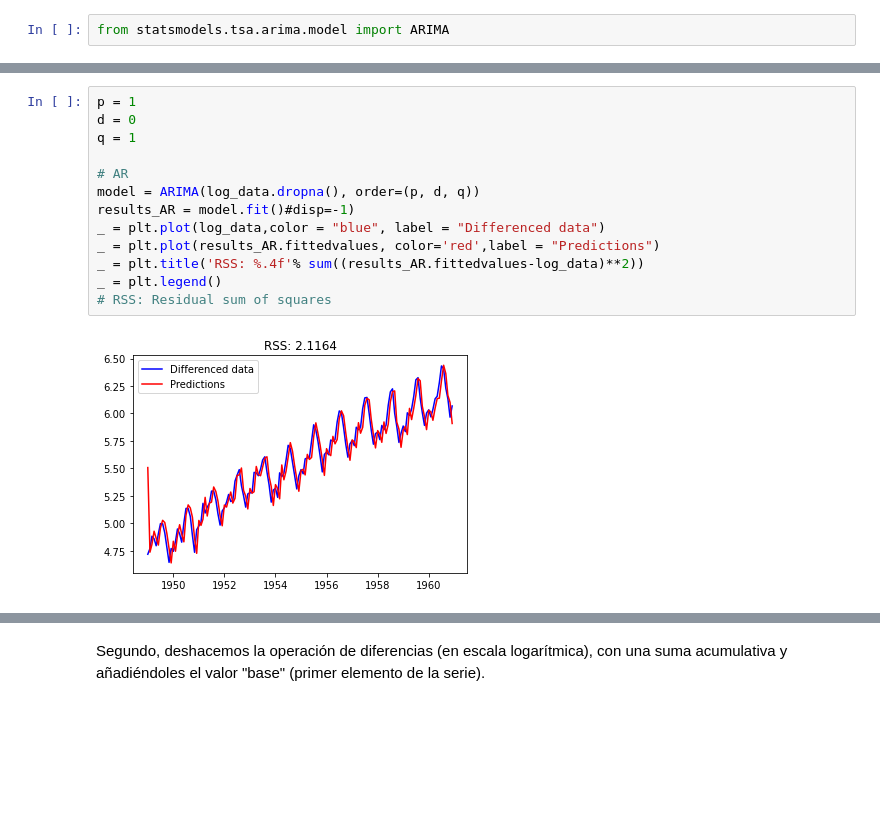
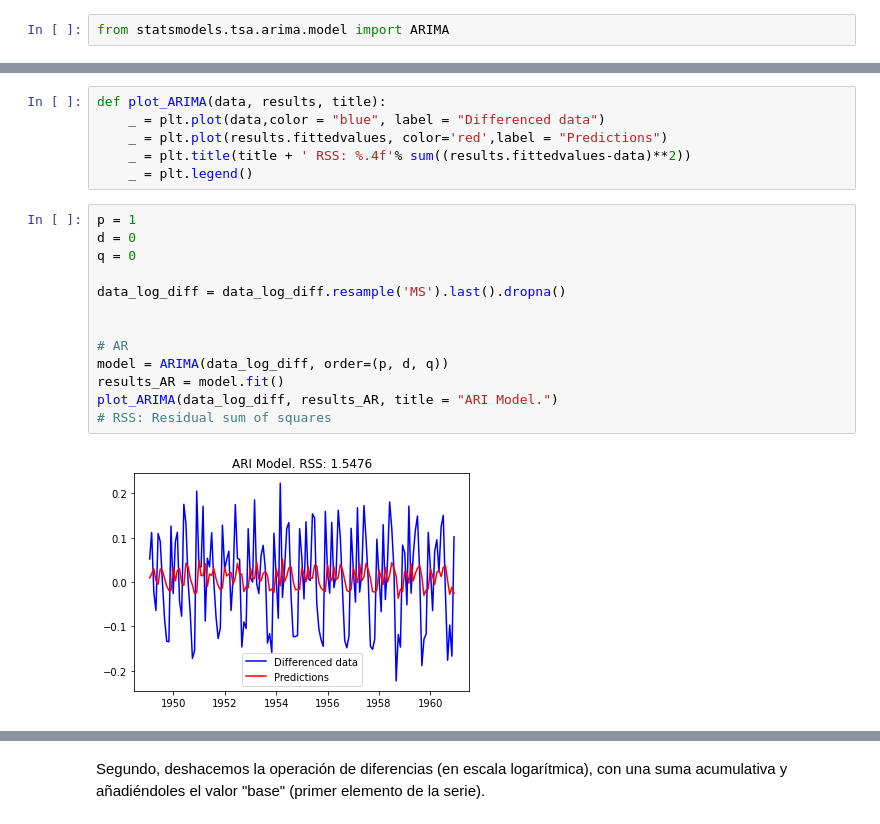
Before and after one commit to fjsaezm/mcd, a Jupyter notebook: PIT/P1/PR1_PIT.ipynb, the cells around one changed output, grey strips where cells are left out. Drawn from its saved outputs; the diff is of its cells as text; blank space fills up the shorter version.

```diff
--- a/PIT/P1/PR1_PIT.ipynb
+++ b/PIT/P1/PR1_PIT.ipynb
@@ -486,15 +500,21 @@ from statsmodels.tsa.arima.model import ARIMA
 # %%
-p = 1
-d = 0
-q = 1
-
-# AR
-model = ARIMA(log_data.dropna(), order=(p, d, q))
-results_AR = model.fit()#disp=-1)
-_ = plt.plot(log_data,color = "blue", label = "Differenced data")
-_ = plt.plot(results_AR.fittedvalues, color='red',label = "Predictions")
-_ = plt.title('RSS: %.4f'% sum((results_AR.fittedvalues-log_data)**2))
-_ = plt.legend()
-# RSS: Residual sum of squares
+def plot_ARIMA(data, results, title):
+    _ = plt.plot(data,color = "blue", label = "Differenced data")
+    _ = plt.plot(results.fittedvalues, color='red',label = "Predictions")
+    _ = plt.title(title + ' RSS: %.4f'% sum((results.fittedvalues-data)**2))
+    _ = plt.legend()
-# %% [output]
-[figure, removed]
+# %%
+p = 1
+d = 0
+q = 0
+
+data_log_diff = data_log_diff.resample('MS').last().dropna()
+
+
+# AR
+model = ARIMA(data_log_diff, order=(p, d, q))
+results_AR = model.fit()
+plot_ARIMA(data_log_diff, results_AR, title = "ARI Model.")
+# RSS: Residual sum of squares
+# %% [output]
+[figure, added]
```
Also changed, not shown: parts of 19 cells of this notebook.
